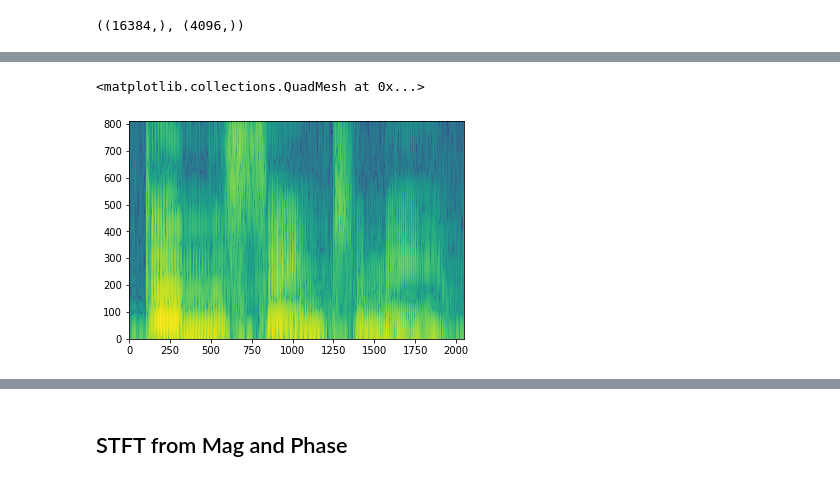
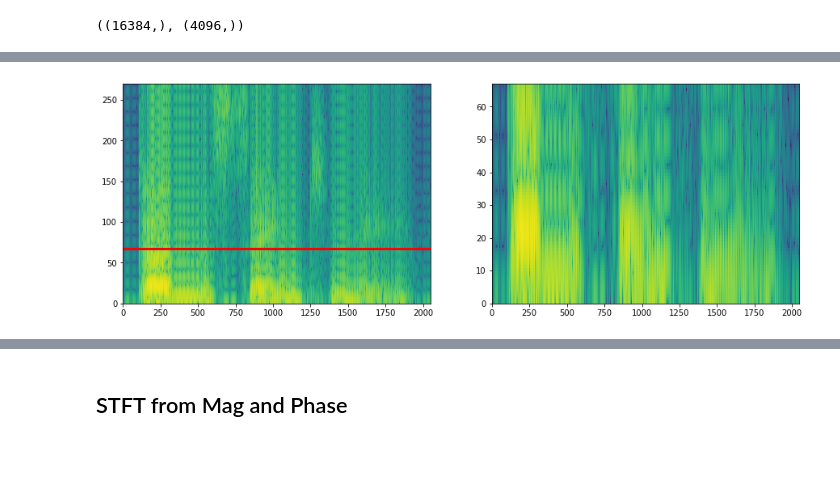
Before and after one commit to svdcvt/rasengan, a Jupyter notebook: model.ipynb, the cells around one changed output, grey strips where cells are left out. Saved outputs shown, nothing was run; the diff lists cells and outputs as text; code cells hidden in the pictures; blank space fills up the shorter version.

```diff
--- a/model.ipynb
+++ b/model.ipynb
@@ -276,8 +243,13 @@ IPython.display.Audio(ref_small, rate=rate//4)
 # %% [output]
 [interactive output not drawn]
-# %%
-plt.pcolormesh(to_spec(torch.tensor(ref.copy())).log())
-# %% [output]
-<matplotlib.collections.QuadMesh at 0x...>
-[figure, removed]
+# %%
+plt.figure(figsize=(15,5))
+plt.subplot(121)
+plt.pcolormesh(lps(to_spec(ref_)))
+plt.hlines(spec.shape[0] // rate_div, 0, spec.shape[1], colors='r', linewidth=3)
+plt.subplot(122)
+plt.pcolormesh(lps(spec[:spec.shape[0]//4]))
+plt.show()
+# %% [output]
+[figure, added]
 # %%
```
Also changed, not shown: parts of 28 cells of this notebook.
